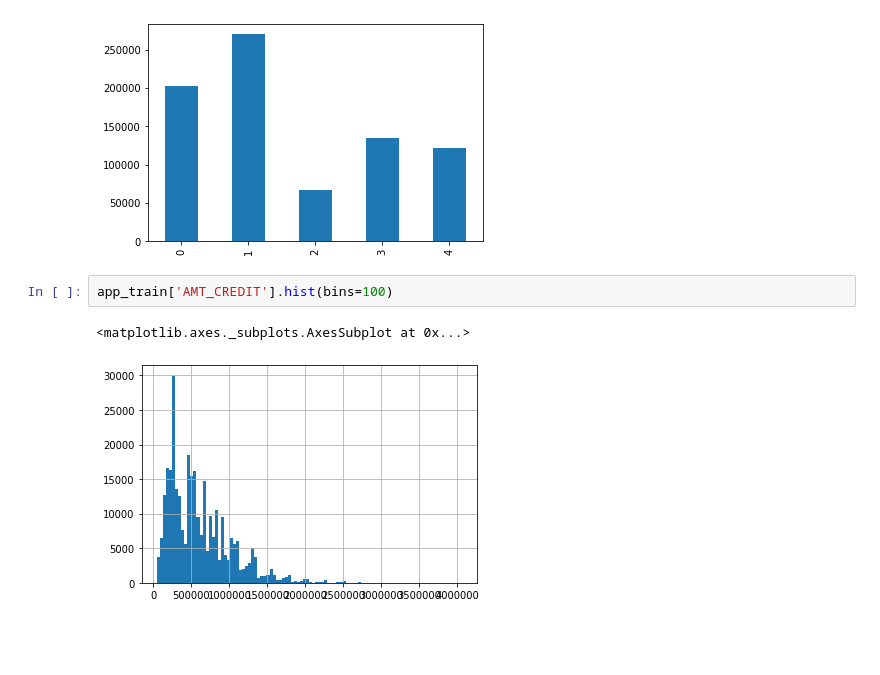
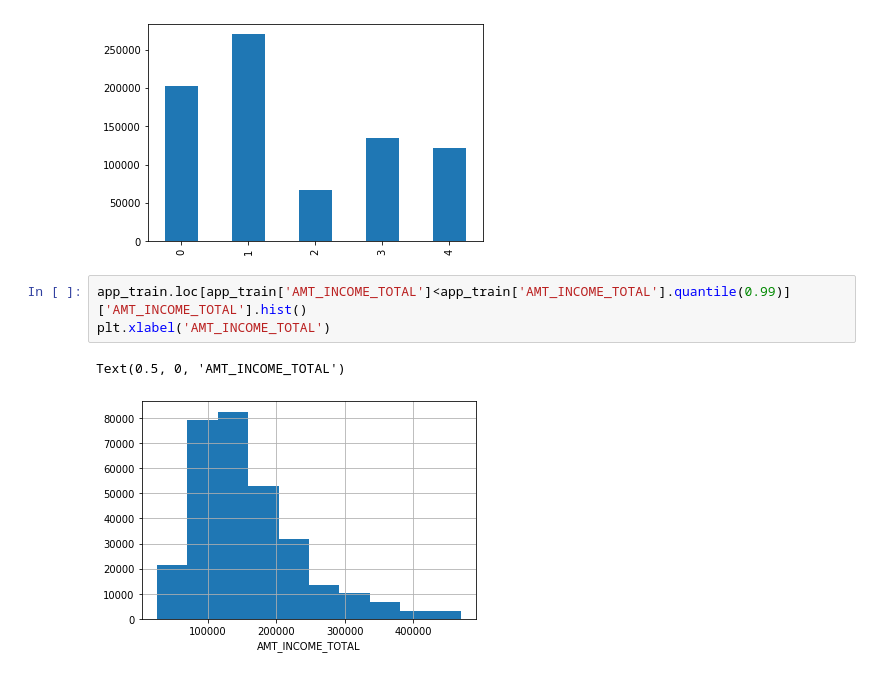
Before and after one commit to eric3120925/3rd-ML100Days, a Jupyter notebook: homework/Day_008/Day_008_HW.ipynb, the cells around one changed output. Saved outputs shown, nothing was run; the diff lists cells and outputs as text; blank space fills up the shorter version.

```diff
--- a/homework/Day_008/Day_008_HW.ipynb
+++ b/homework/Day_008/Day_008_HW.ipynb
@@ -56,8 +68,9 @@ d.plot(kind='bar')
 # %% [output]
 <matplotlib.axes._subplots.AxesSubplot at 0x...>
 [figure]
-# %%
-app_train['AMT_CREDIT'].hist(bins=100)
-# %% [output]
-<matplotlib.axes._subplots.AxesSubplot at 0x...>
-[figure, removed]
+# %%
+app_train.loc[app_train['AMT_INCOME_TOTAL']<app_train['AMT_INCOME_TOTAL'].quantile(0.99)]['AMT_INCOME_TOTAL'].hist()
+plt.xlabel('AMT_INCOME_TOTAL')
+# %% [output]
+Text(0.5, 0, 'AMT_INCOME_TOTAL')
+[figure, added]
```
Also changed, not shown: parts of 2 cells of this notebook.
